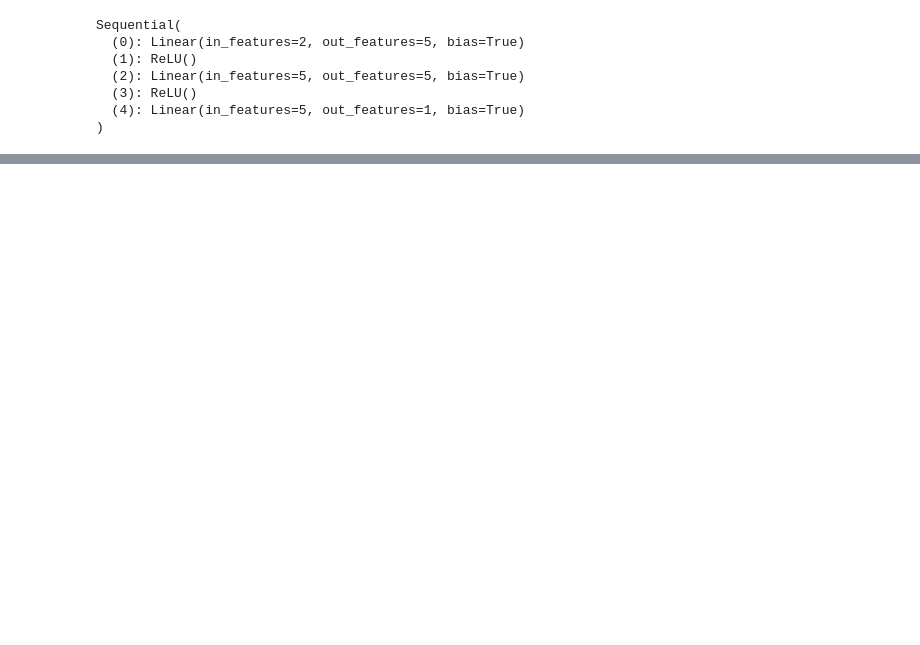
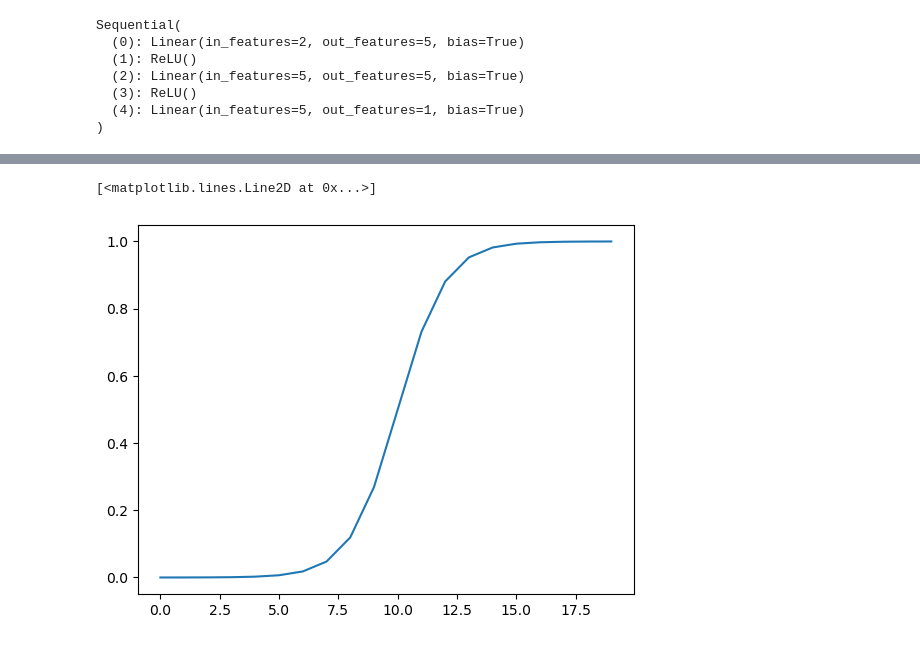
Before and after one commit to ohyesboy/playground, a Jupyter notebook: pytorchNotes.ipynb, the cells around one changed output, grey strips where cells are left out. Saved outputs shown, nothing was run; the diff lists cells and outputs as text; code cells hidden in the pictures; blank space fills up the shorter version.

```diff
--- a/pytorchNotes.ipynb
+++ b/pytorchNotes.ipynb
@@ -103,0 +135,8 @@ Epoch: 1400 | Loss: 0.25646, Accuracy: 99.38% | Test Loss: 0.52371, Test Accurac
+# %%
+def sigmoid(x):
+    return 1/(1+torch.exp(-x))
+
+plt.plot(sigmoid(A))
+# %% [output]
+[<matplotlib.lines.Line2D at 0x...>]
+[figure, added]
```
Also changed, not shown: parts of 15 cells of this notebook.
